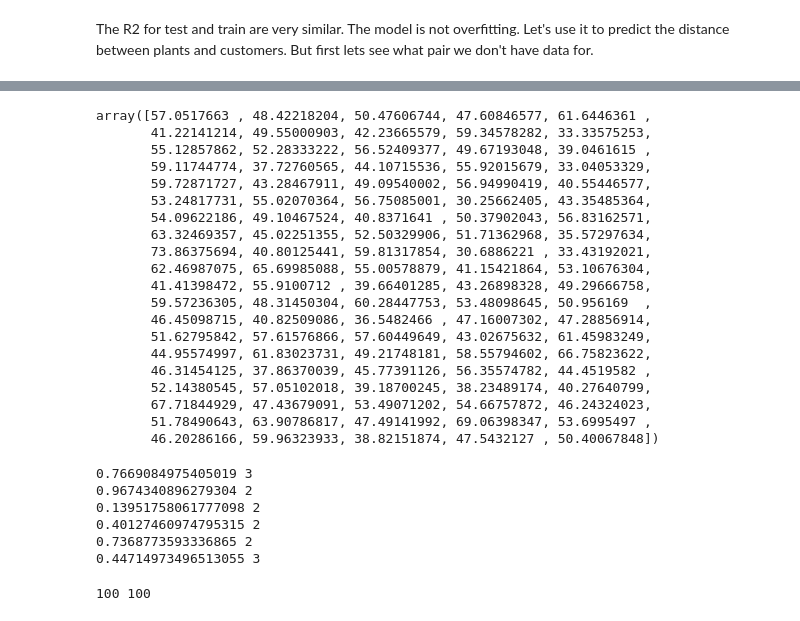
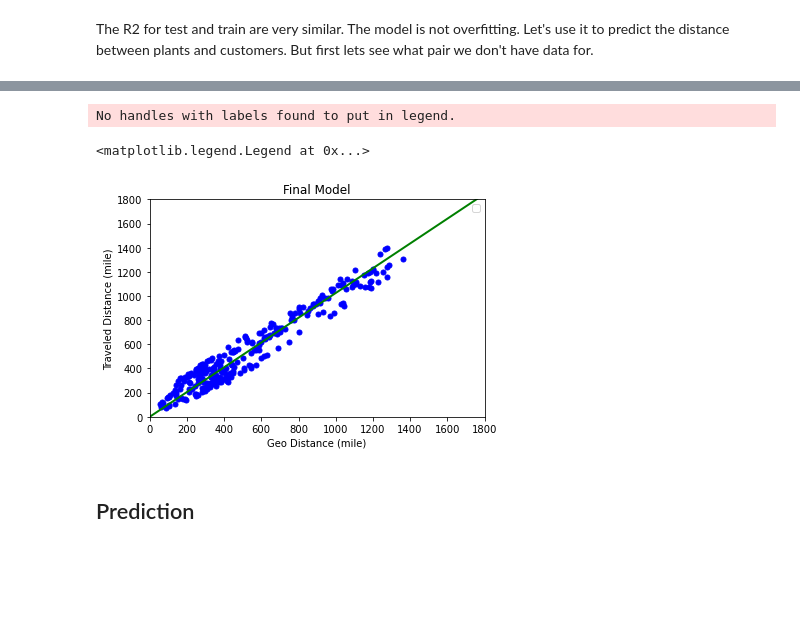
Before and after one commit to somayehY/plant_location, a Jupyter notebook: Preprocessing_Modeling_2.ipynb, the cells around one changed output, grey strips where cells are left out. Drawn from its saved outputs; the diff is of its cells as text; code cells hidden in the pictures; blank space fills up the shorter version.

```diff
--- a/Preprocessing_Modeling_2.ipynb
+++ b/Preprocessing_Modeling_2.ipynb
@@ -144,4 +216,17 @@ final_model = model.fit(X_train, y_train)
 # %%
+X=X[inlier_mask]
+X.shape
+y=y[inlier_mask]
+y.shape
+X_train, X_test, y_train, y_test = train_test_split(X, y, test_size=0.3, shuffle=True, random_state=42)
+model = LinearRegression(fit_intercept=False)
+kfold = KFold(n_splits=5, shuffle = False)
+
+cv_results = cross_validate(model, X_train, y_train, cv = kfold, scoring='r2', \
+                            return_estimator=True, return_indices=True)
+cv_scores = cv_results['test_score']
+print(cv_scores)
+final_model = model.fit(X_train, y_train)
 y_train_pred = final_model.predict(X_train)
 y_test_pred = final_model.predict(X_test)
 
@@ -282,25 +242,0 @@ from sklearn.datasets import make_regression
-# %%
-X, y = make_regression(n_samples=100, n_features=1, tail_strength=0.9, effective_rank=1, n_informative=1, noise=3, bias=50, random_state=1)
-# %%
-y
-# %% [output]
-array([57.0517663 , 48.42218204, 50.47606744, 47.60846577, 61.6446361 ,
-       41.22141214, 49.55000903, 42.23665579, 59.34578282, 33.33575253,
-       55.12857862, 52.28333222, 56.52409377, 49.67193048, 39.0461615 ,
-       59.11744774, 37.72760565, 44.10715536, 55.92015679, 33.04053329,
-       59.72871727, 43.28467911, 49.09540002, 56.94990419, 40.55446577,
-       53.24817731, 55.02070364, 56.75085001, 30.25662405, 43.35485364,
-       54.09622186, 49.10467524, 40.8371641 , 50.37902043, 56.83162571,
-       63.32469357, 45.02251355, 52.50329906, 51.71362968, 35.57297634,
-       73.86375694, 40.80125441, 59.81317854, 30.6886221 , 33.43192021,
-       62.46987075, 65.69985088, 55.00578879, 41.15421864, 53.10676304,
-       41.41398472, 55.9100712 , 39.66401285, 43.26898328, 49.29666758,
-       59.57236305, 48.31450304, 60.28447753, 53.48098645, 50.956169  ,
-       46.45098715, 40.82509086, 36.5482466 , 47.16007302, 47.28856914,
-       51.62795842, 57.61576866, 57.60449649, 43.02675632, 61.45983249,
-       44.95574997, 61.83023731, 49.21748181, 58.55794602, 66.75823622,
-       46.31454125, 37.86370039, 45.77391126, 56.35574782, 44.4519582 ,
-       52.14380545, 57.05102018, 39.18700245, 38.23489174, 40.27640799,
-       67.71844929, 47.43679091, 53.49071202, 54.66757872, 46.24324023,
-       51.78490643, 63.90786817, 47.49141992, 69.06398347, 53.6995497 ,
-       46.20286166, 59.96323933, 38.82151874, 47.5432127 , 50.40067848])
@@ -310,19 +243,22 @@ from random import random
-# %%
-for i in range(10):
-    factor = randint(2, 4)
-    if random() > 0.5:
-        print(random(), factor)
-        X[i] += factor * X.std()
-    else:
-        X[i] -= factor * X.std()
-# %% [output]
-0.7669084975405019 3
-0.9674340896279304 2
-0.13951758061777098 2
-0.40127460974795315 2
-0.7368773593336865 2
-0.44714973496513055 3
-# %%
-print(len(X), len(y))
-# %% [output]
-100 100
+# %%
+fig, ax = plt.subplots()
+line_X = np.arange(0,1800,1)
+line_y = final_model.predict(line_X.reshape(-1,1))
+
+ax.plot(line_X, line_y, color='green', lw=lw)
+
+ax.scatter(x=X, y=y, c='blue', marker='o', s=25)
+
+
+ax.set_xlim([0,1800])
+ax.set_ylim([0,1800])
+ax.set_title('Final Model')
+ax.set_xlabel('Geo Distance (mile)')
+ax.set_ylabel('Traveled Distance (mile)')
+ax.legend()
+# %% [output]
+No handles with labels found to put in legend.
+<matplotlib.legend.Legend at 0x...>
+[figure, added]
+# %% [markdown]
+## Prediction
```
Also changed, not shown: parts of 42 cells of this notebook.
